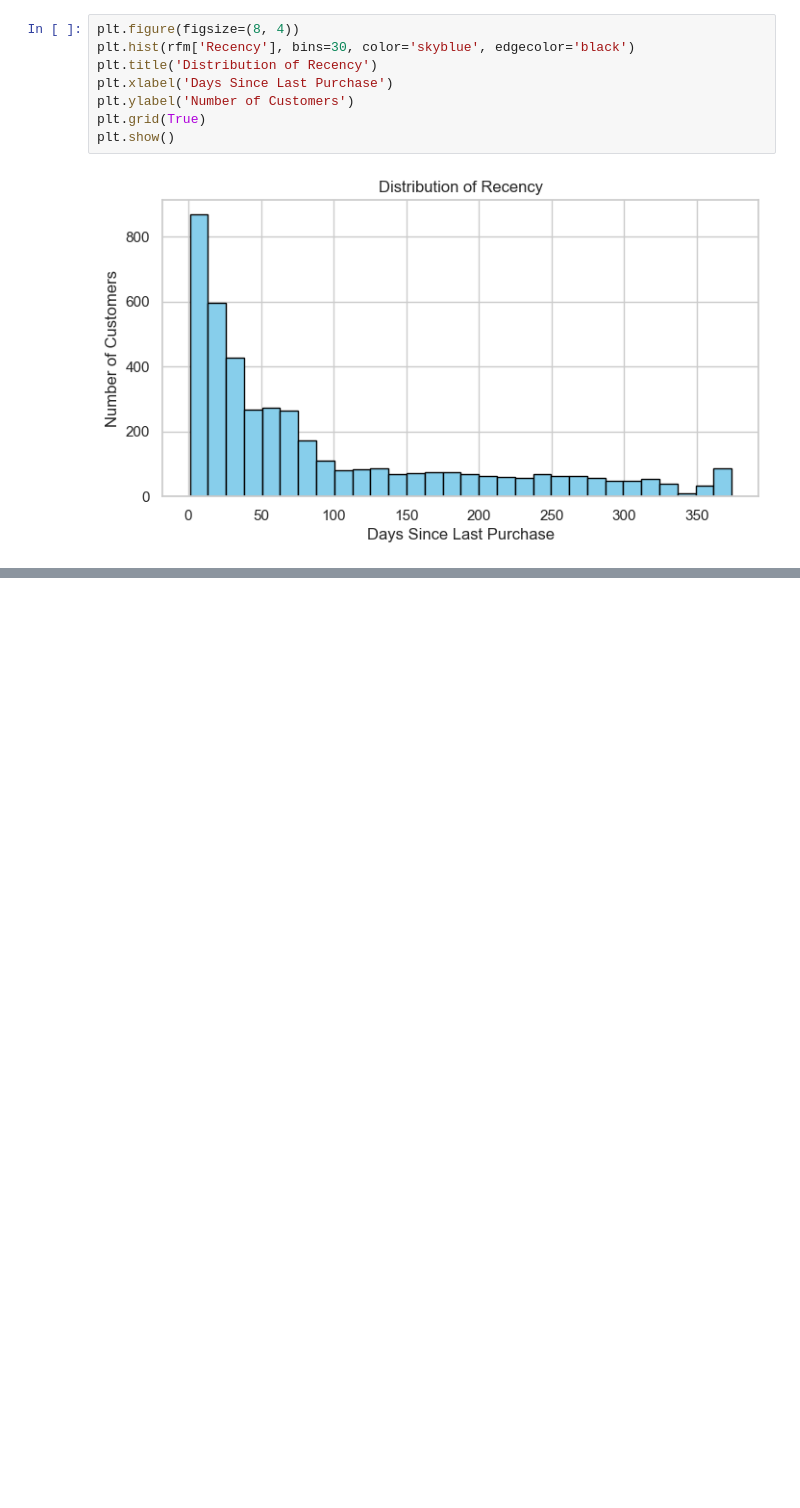
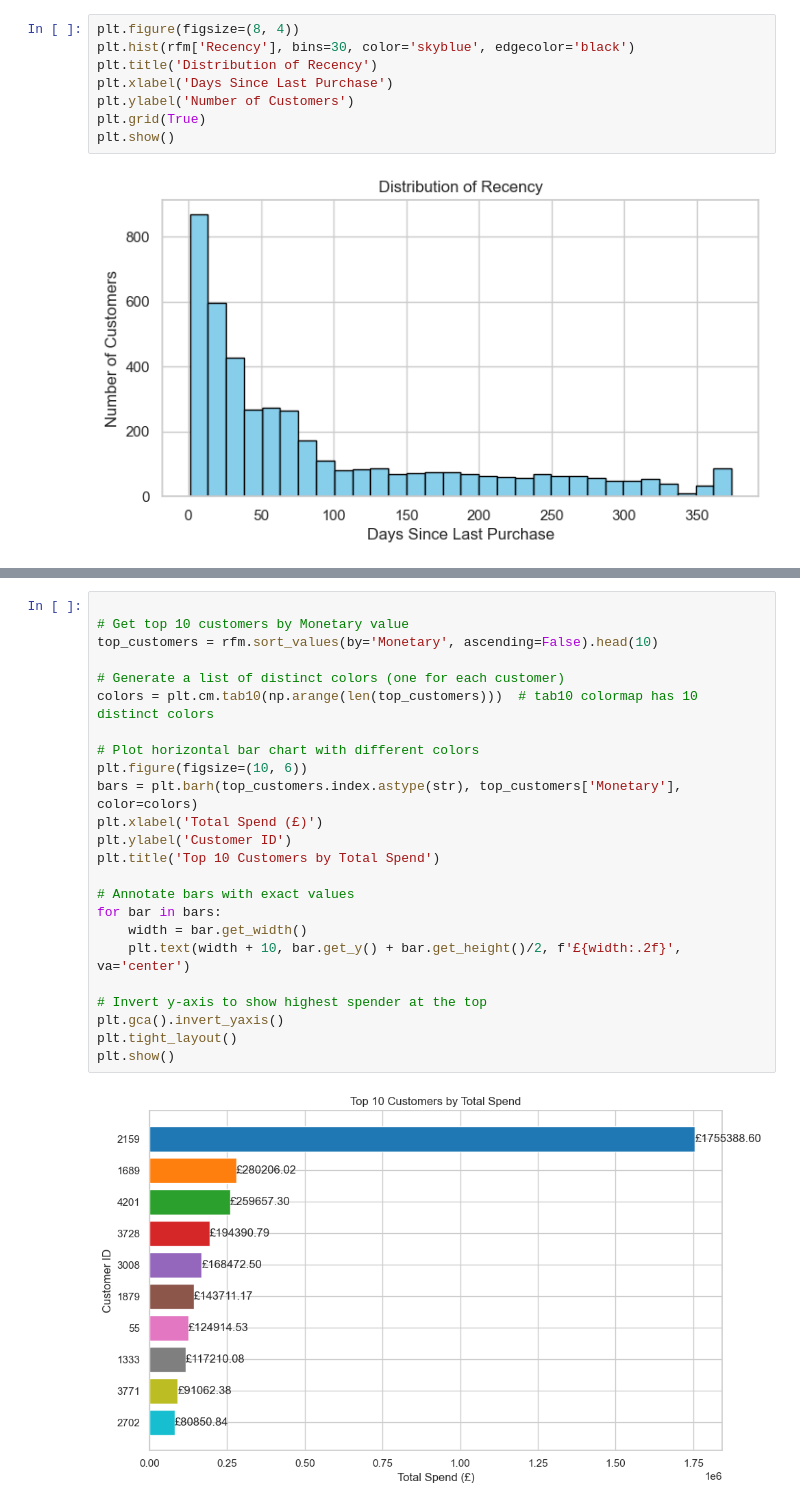
Before and after one commit to angeljayakumar/online-retail-analysis, a Jupyter notebook: notebooks/customer-behaviour.ipynb, the cells around one changed output, grey strips where cells are left out. Saved outputs shown, nothing was run; the diff lists cells and outputs as text; blank space fills up the shorter version.

Commit message:
Add horizontal bar chart showing top 10 customers by total spending with value labels for clear comparison.

```diff
--- a/notebooks/customer-behaviour.ipynb
+++ b/notebooks/customer-behaviour.ipynb
@@ -270,0 +269,26 @@ plt.show()
+# %%
+
+# Get top 10 customers by Monetary value
+top_customers = rfm.sort_values(by='Monetary', ascending=False).head(10)
+
+# Generate a list of distinct colors (one for each customer)
+colors = plt.cm.tab10(np.arange(len(top_customers)))  # tab10 colormap has 10 distinct colors
+
+# Plot horizontal bar chart with different colors
+plt.figure(figsize=(10, 6))
+bars = plt.barh(top_customers.index.astype(str), top_customers['Monetary'], color=colors)
+plt.xlabel('Total Spend (£)')
+plt.ylabel('Customer ID')
+plt.title('Top 10 Customers by Total Spend')
+
+# Annotate bars with exact values
+for bar in bars:
+    width = bar.get_width()
+    plt.text(width + 10, bar.get_y() + bar.get_height()/2, f'£{width:.2f}', va='center')
+
+# Invert y-axis to show highest spender at the top
+plt.gca().invert_yaxis()
+plt.tight_layout()
+plt.show()
+# %% [output]
+[figure, added]
```
Also changed, not shown: parts of 8 cells of this notebook.
